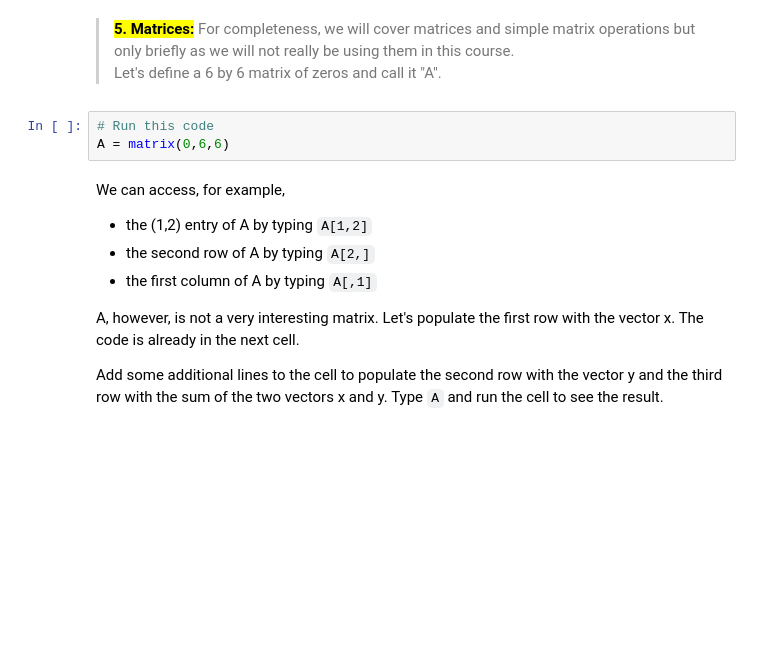
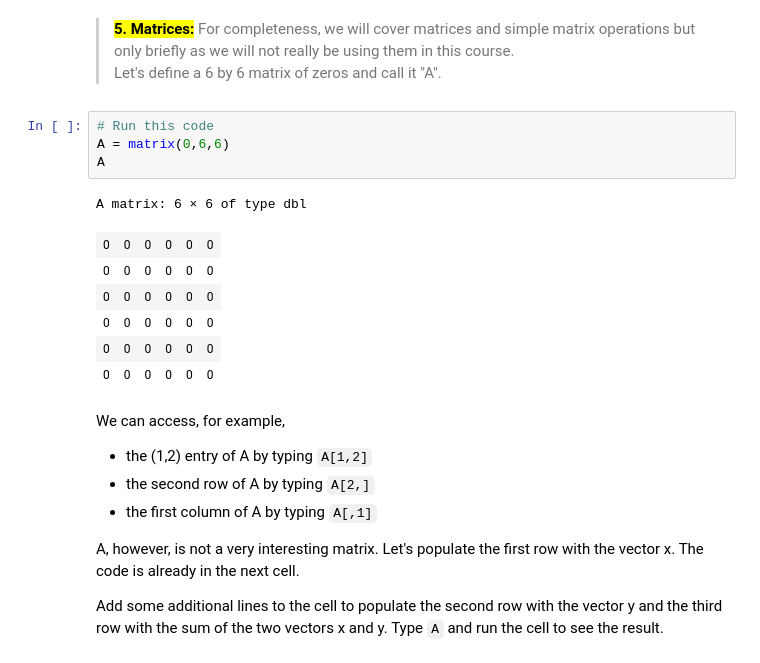
Before and after one commit to gareytwin1/probability-theory, a Jupyter notebook: Week_1/Intro-to-notebooks-and-R.ipynb, the cells around one changed output. Drawn from its saved outputs; the diff is of its cells as text; blank space fills up the shorter version.

```diff
--- a/Week_1/Intro-to-notebooks-and-R.ipynb
+++ b/Week_1/Intro-to-notebooks-and-R.ipynb
@@ -443,6 +444,15 @@ Let's define a 6 by 6 matrix of zeros and call it "A".
 # %%
 # Run this code
 A = matrix(0,6,6)
+A
+# %% [output]
+A matrix: 6 × 6 of type dbl
+| 0 | 0 | 0 | 0 | 0 | 0 |
+| 0 | 0 | 0 | 0 | 0 | 0 |
+| 0 | 0 | 0 | 0 | 0 | 0 |
+| 0 | 0 | 0 | 0 | 0 | 0 |
+| 0 | 0 | 0 | 0 | 0 | 0 |
+| 0 | 0 | 0 | 0 | 0 | 0 |
 # %% [markdown]
 <blockcode>We can access, for example,
     <ul><li>the (1,2) entry of A by typing <code>A[1,2]</code></li> <li>the second row of A by typing <code>A[2,]</code> </li><li>the first column of A by typing <code>A[,1]</code></li></ul>
```
Also changed, not shown: parts of 30 cells of this notebook.
